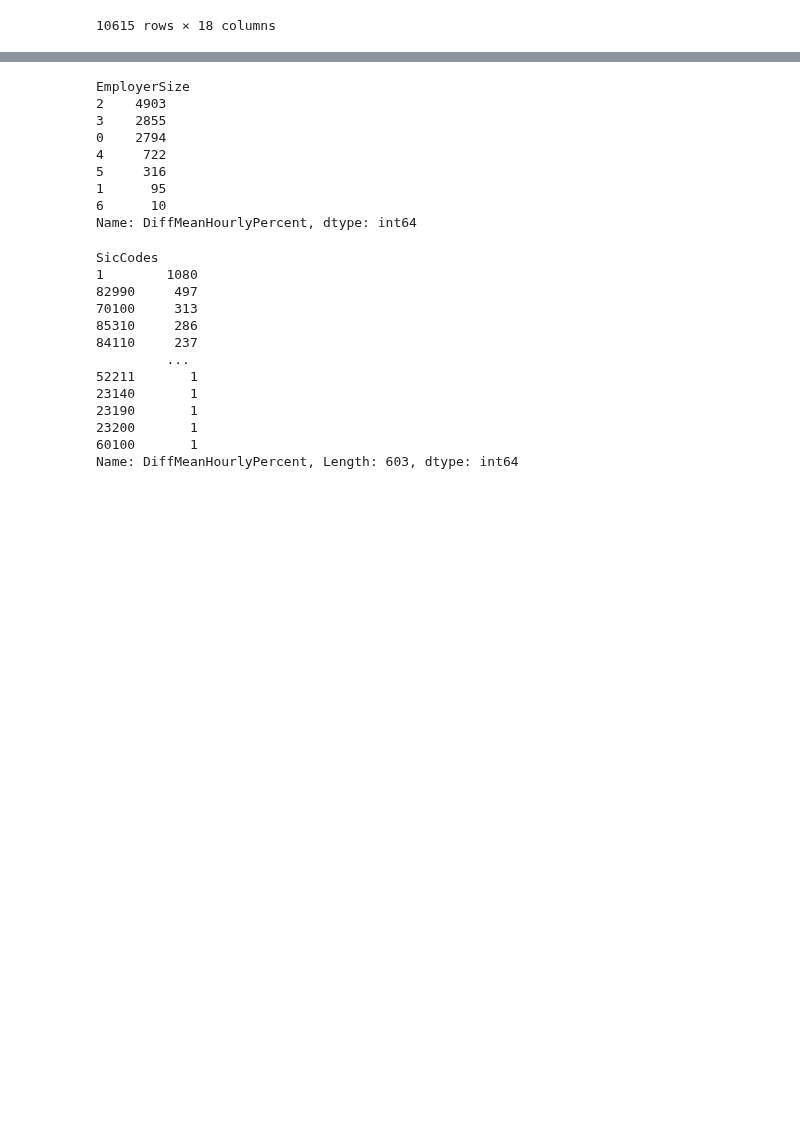
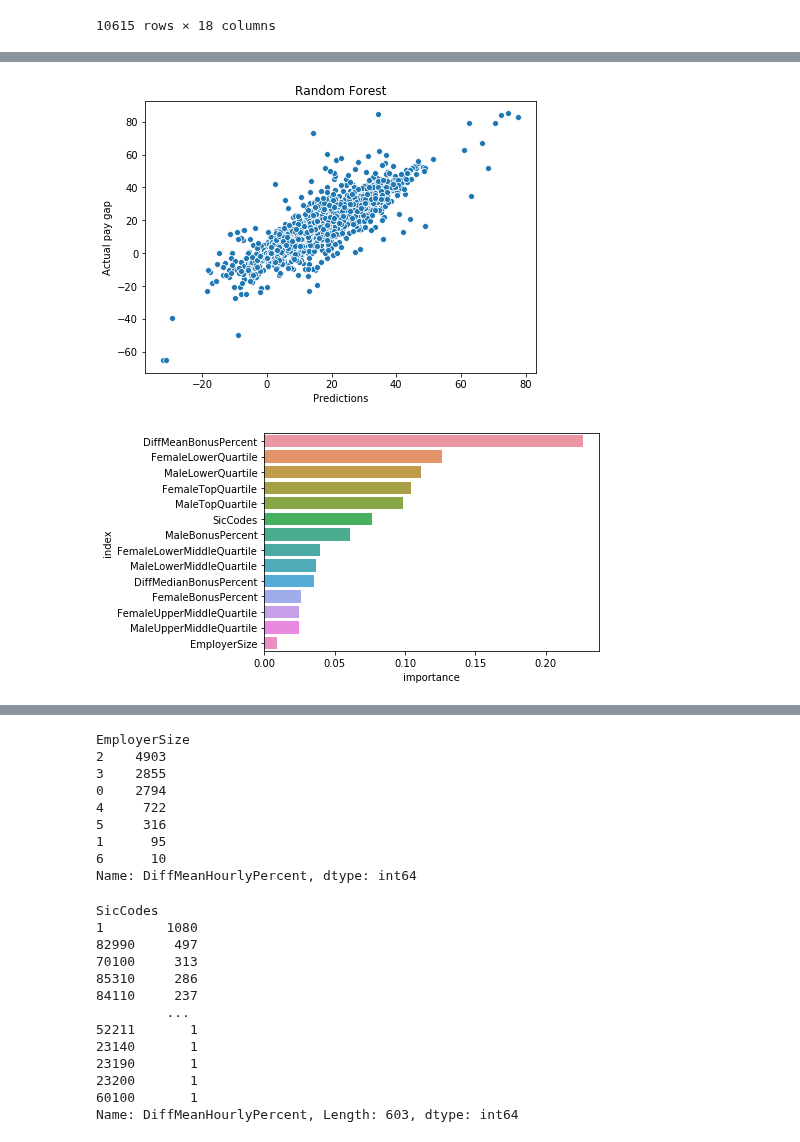
Before and after one commit to Ads2020Group6/data-exploration, a Jupyter notebook: UK_GOV_data_modelling.ipynb, the cells around one changed output, grey strips where cells are left out. Saved outputs shown, nothing was run; the diff lists cells and outputs as text; code cells hidden in the pictures; blank space fills up the shorter version.

```diff
--- a/UK_GOV_data_modelling.ipynb
+++ b/UK_GOV_data_modelling.ipynb
@@ -283,0 +305,6 @@ feature_imp(gradboost_model,train_X)
+# %%
+correlatePredictions(forest_model,val_X,val_y,"Random Forest")
+feature_imp(forest_model,train_X)
+# %% [output]
+[figure, added]
+[figure, added]
```
Also changed, not shown: parts of 26 cells of this notebook.
